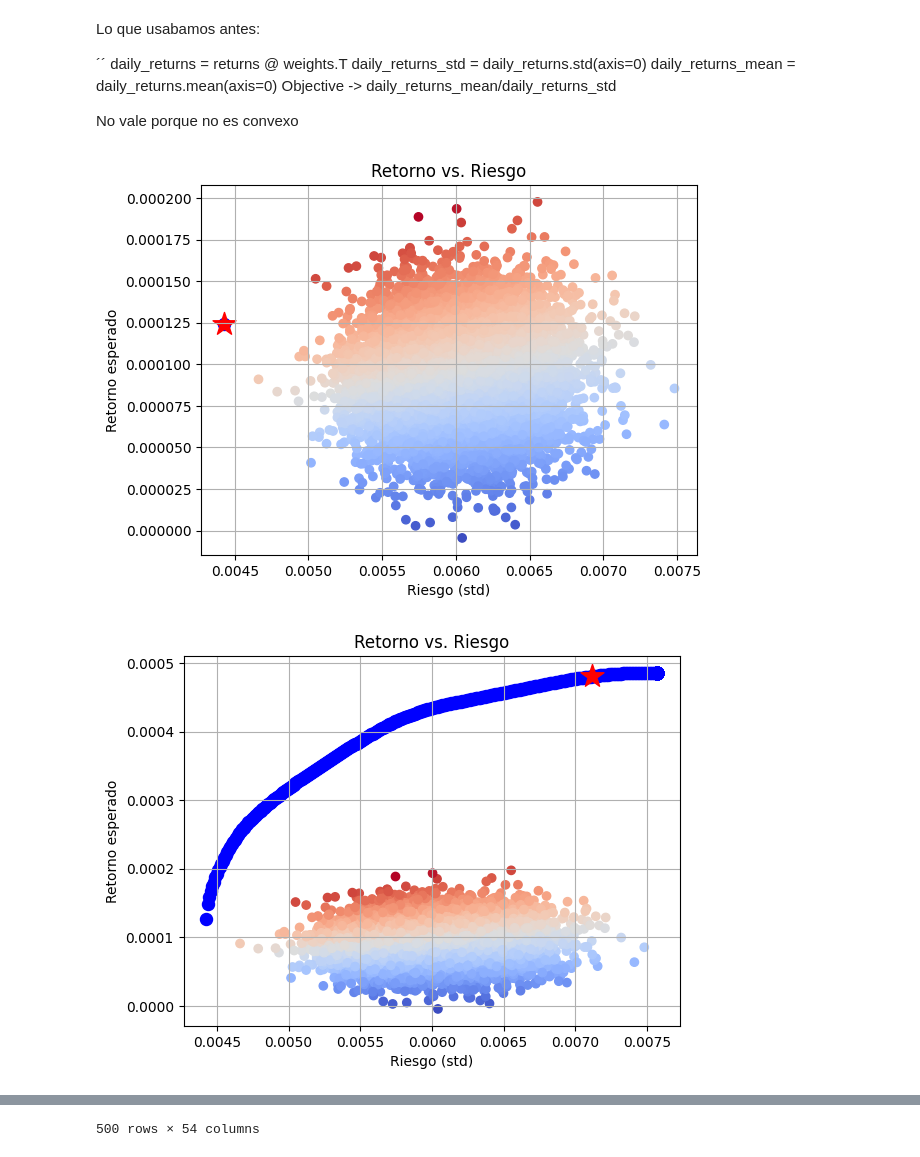
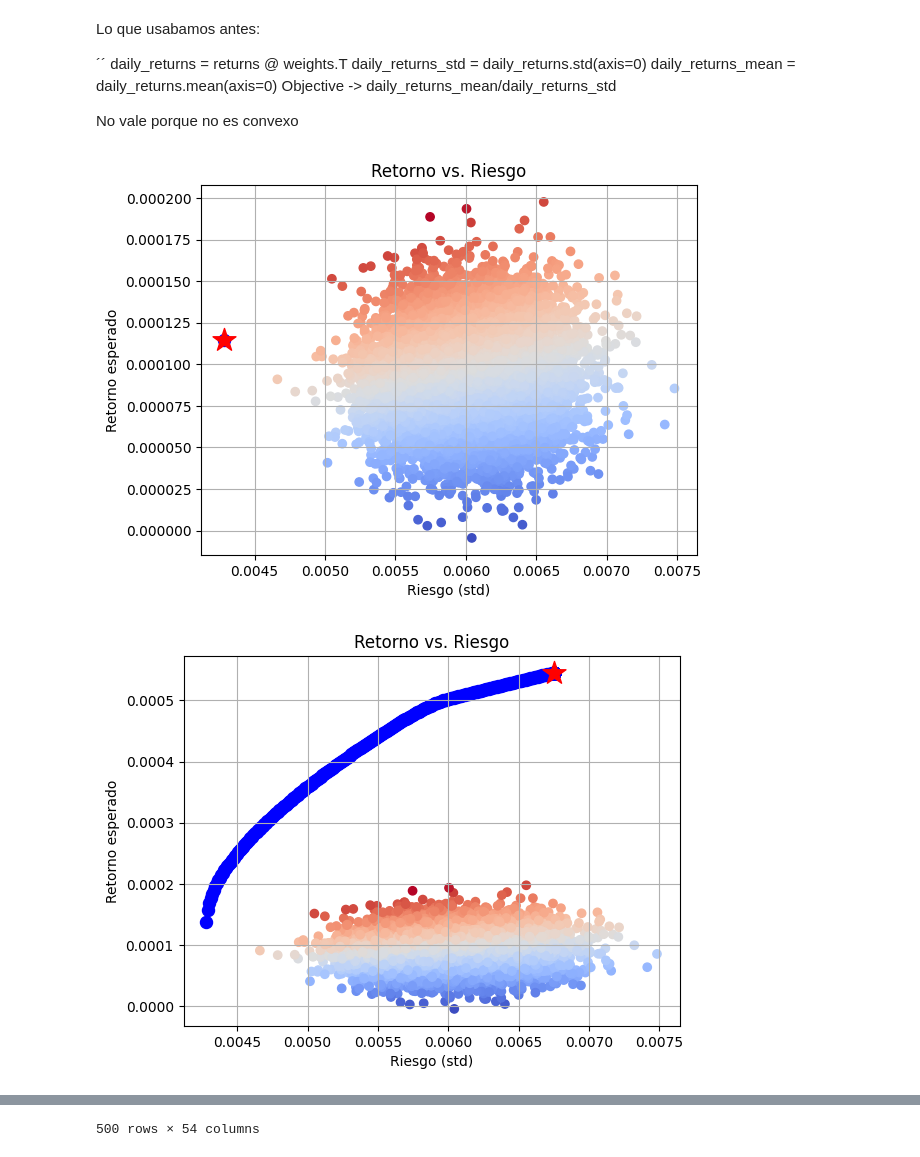
Before and after one commit to Juanjod54/MIAX_TB2.4, a Jupyter notebook: gestion_carteras.ipynb, the cells around one changed output, grey strips where cells are left out. Cells and saved outputs as stored; diff of their text form; code cells hidden in the pictures.

```diff
--- a/gestion_carteras.ipynb
+++ b/gestion_carteras.ipynb
@@ -154,7 +154,7 @@ risk = cp.quad_form(w, returns_cov)
 constraints = [
     w >= 0, # solo largos
     w[-1] <= 0.1, # renta fija max 10%
-    w[:-1] <= 0.1,# Max un 10% en los activos
+    w[:-1] <= 0.2,# Max un 20% en los activos
     cp.sum(w) == 1, # todo el dinero invertido
     w[drop_indexes] == 0, # No invertimos en los que hemos descartado antes
 ]
@@ -170,40 +170,40 @@ sharpe = (daily_return - fixed_income_return) / daily_volatility
 
 plot_sharpe(returns, mask, pd.DataFrame([[daily_return, daily_volatility, sharpe]], columns=['return', 'volatility', 'sharpe']))
 # %% [output]
-[figure, old version]
+[figure, new version]
 # %%
 
 columns = ["return", "volatility", "sharpe"] + [f"asset{i}" for i in range(n_assets - 1)] + ["Renta Fija"]
 simulations = pd.DataFrame(columns=columns, dtype=float)
 
 imax = np.argmax(returns_means)
 for vol in np.linspace(daily_volatility, np.sqrt(returns_cov[imax, imax]), num=500):
 
     simulated_weights = cp.Variable(n_assets)
     riesgo = cp.quad_form(simulated_weights, returns_cov)
     constraints = [
 
         simulated_weights >= 0, # solo largos
         simulated_weights[-1] <= 0.1, # renta fija max 10%
-        simulated_weights[:-1] <= 0.1,# Max un 10% en los activos
+        simulated_weights[:-1] <= 0.2,# Max un 20% en los activos
         cp.sum(simulated_weights) == 1, # todo el dinero invertido
         simulated_weights[drop_indexes] == 0, # No invertimos en los que hemos descartado antes
         riesgo <= vol**2, ## Limitamos el riesgo ##
     ]
 
     simulated_return = cp.Maximize(returns_means.T @ simulated_weights)
     prob = cp.Problem(simulated_return, constraints)
     resultado = prob.solve()
 
     used_vol = np.sqrt(riesgo.value)
     obtained_return = simulated_return.value
     obtained_sharpe_ratio = (obtained_return - fixed_income_return) / used_vol
 
     simulations.loc[len(simulations)] = np.concatenate([[obtained_return], [used_vol], [obtained_sharpe_ratio], simulated_weights.value])
 
 simulations = simulations.sort_values(by='sharpe', ascending=False)
 plot_sharpe(returns, mask, simulations)
 simulations
 # %% [output]
-[figure, old version]
+[figure, new version]
 |  | return | volatility | sharpe | asset0 | asset1 | asset2 | asset3 | asset4 | asset5 | asset6 | ... | ... |
```
Also changed, not shown: parts of 5 cells of this notebook.
